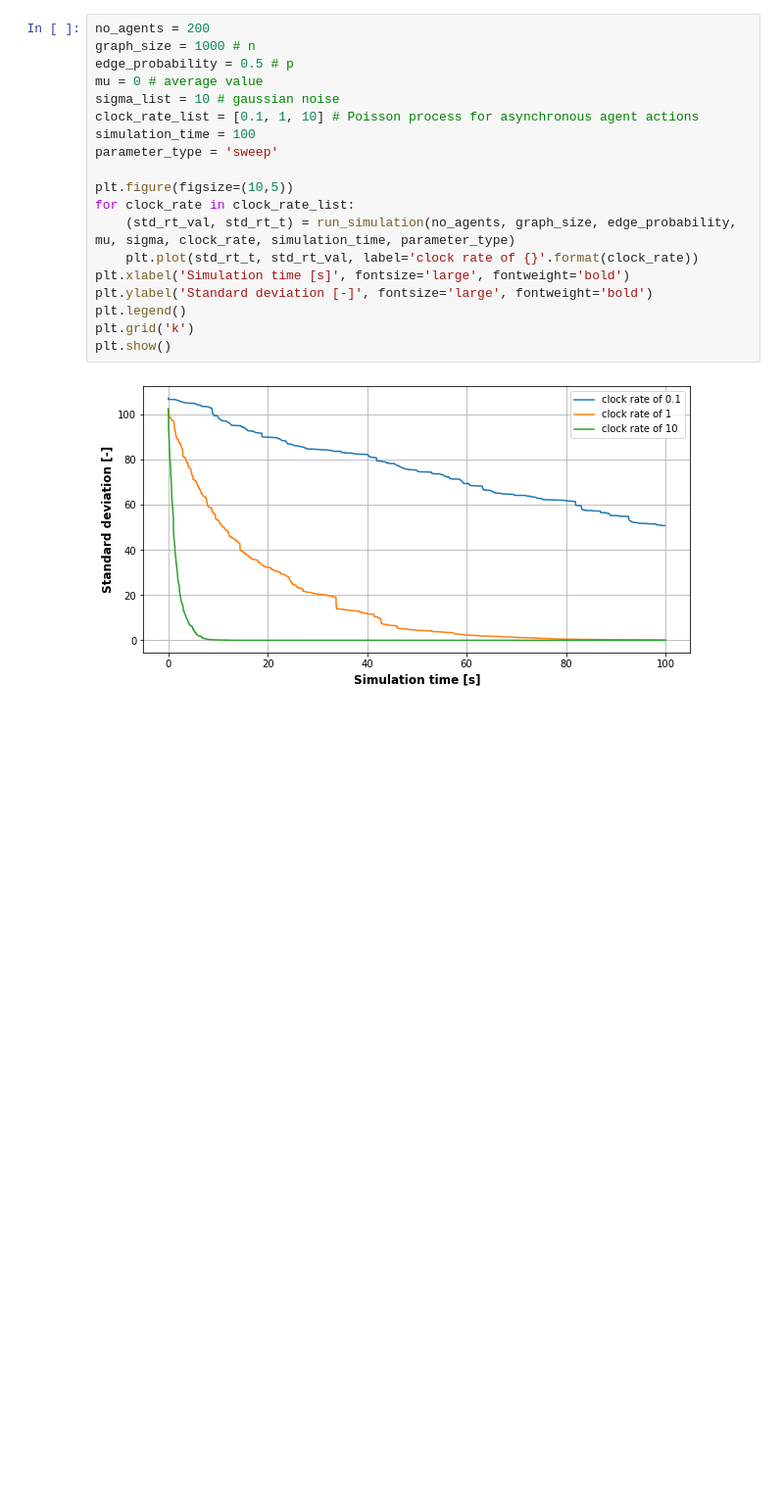
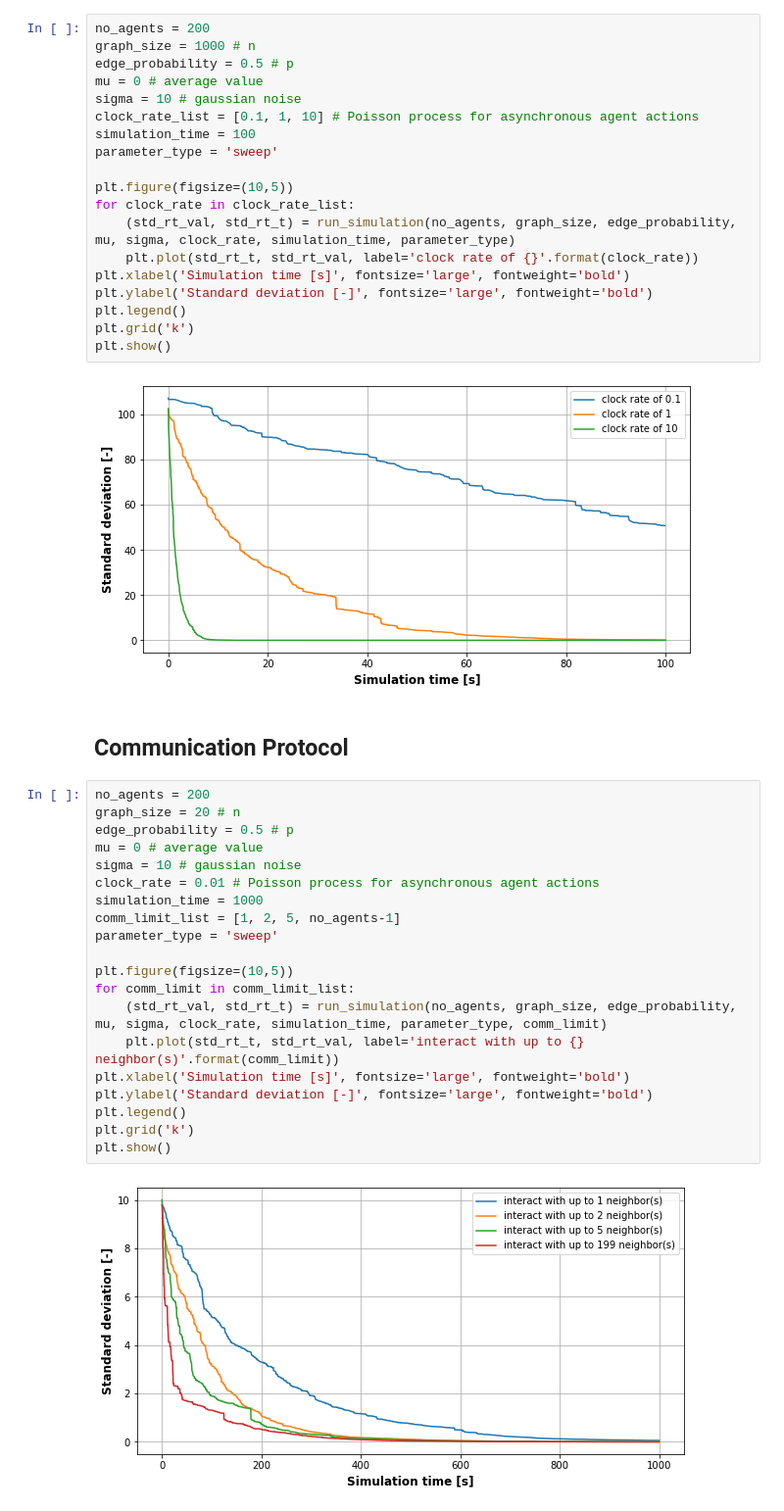
Before and after one commit to fberlinger/dynamic-randomized-gossip, a Jupyter notebook: basic_intuition.ipynb, the cells around one changed output. Shown at 98% size. Cells and saved outputs as stored; diff of their text form; blank space fills up the shorter version.

Commit message:
communication relaxation works

```diff
--- a/basic_intuition.ipynb
+++ b/basic_intuition.ipynb
@@ -126,7 +126,7 @@ no_agents = 200
 graph_size = 1000 # n
 edge_probability = 0.5 # p
 mu = 0 # average value
-sigma_list = 10 # gaussian noise
+sigma = 10 # gaussian noise
 clock_rate_list = [0.1, 1, 10] # Poisson process for asynchronous agent actions
 simulation_time = 100
 parameter_type = 'sweep'
@@ -142,3 +142,27 @@ plt.grid('k')
 plt.show()
 # %% [output]
 [figure]
+# %% [markdown]
+## Communication Protocol
+# %%
+no_agents = 200
+graph_size = 20 # n
+edge_probability = 0.5 # p
+mu = 0 # average value
+sigma = 10 # gaussian noise
+clock_rate = 0.01 # Poisson process for asynchronous agent actions
+simulation_time = 1000
+comm_limit_list = [1, 2, 5, no_agents-1]
+parameter_type = 'sweep'
+
+plt.figure(figsize=(10,5))
+for comm_limit in comm_limit_list:
+    (std_rt_val, std_rt_t) = run_simulation(no_agents, graph_size, edge_probability, mu, sigma, clock_rate, simulation_time, parameter_type, comm_limit)
+    plt.plot(std_rt_t, std_rt_val, label='interact with up to {} neighbor(s)'.format(comm_limit))
+plt.xlabel('Simulation time [s]', fontsize='large', fontweight='bold')
+plt.ylabel('Standard deviation [-]', fontsize='large', fontweight='bold')
+plt.legend()
+plt.grid('k')
+plt.show()
+# %% [output]
+[figure, added]
```
Also changed, not shown: parts of 1 cell of this notebook, 2 other files.
